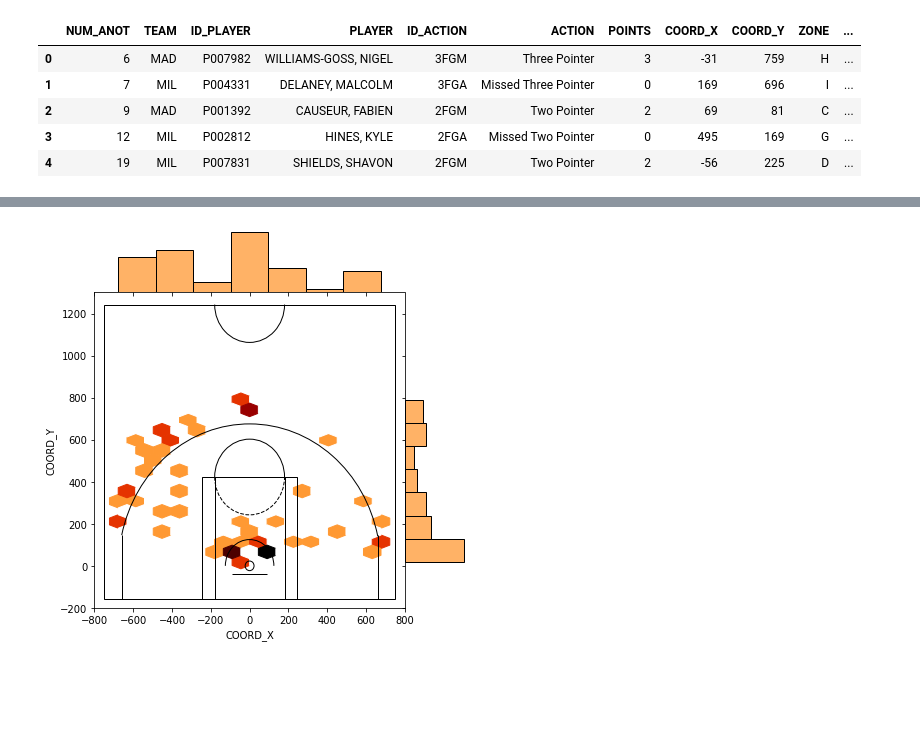
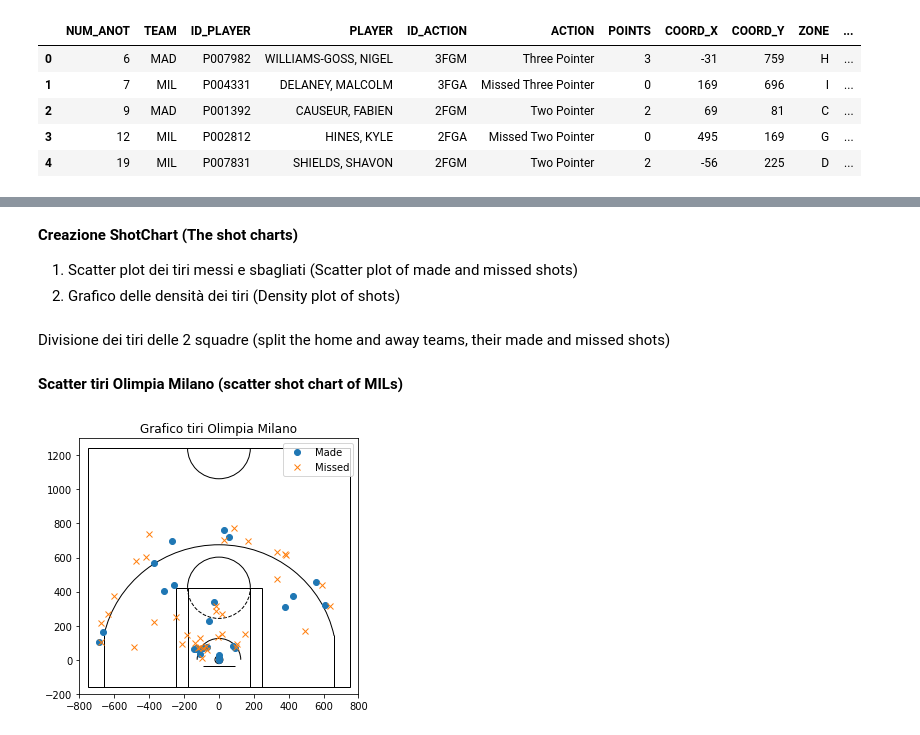
Before and after one commit to MarioAlfio/ShotChart_MILvsRMAD, a Jupyter notebook: shotchart.ipynb, the cells around one changed output, grey strips where cells are left out. Drawn from its saved outputs; the diff is of its cells as text; code cells hidden in the pictures; blank space fills up the shorter version.

```diff
--- a/shotchart.ipynb
+++ b/shotchart.ipynb
@@ -106,17 +106,18 @@ def draw_court(ax=None, color='black', lw=1, outer_lines=True):
         ax.add_patch(element)
 
     return ax
+# %% [markdown]
+**Creazione ShotChart (The shot charts)**
+
+1. Scatter plot dei tiri messi e sbagliati (Scatter plot of made and missed shots)
+1. Grafico delle densità dei tiri (Density plot of shots)
 # %%
-#The shot charts
 
 import matplotlib.pyplot as plt
 import seaborn as sns
 
 
 def plot_scatter(made, miss, title=None):
-    """
-    Scatter plot of made and missed shots
-    """
     plt.figure(figsize=(5, 4.7))
     draw_court()
     plt.plot(made['COORD_X'], made['COORD_Y'], 'o', label='Made')
@@ -131,16 +132,11 @@ def plot_scatter(made, miss, title=None):
 
 
 def joint_plot(df, kind='hex', title=None):
-    """
-    Density plot of shots as joint distributions of x and y coordinates
-    """
     cmap = plt.cm.gist_heat_r
     joint_shot_chart = sns.jointplot(x=df['COORD_X'], y=df['COORD_Y'],
                                      kind='hex', space=0, color=cmap(.2),
                                      cmap=cmap, joint_kws={"gridsize": 15})
 
-    # A joint plot has 3 Axes, the first one called ax_joint
-    # is the one we want to draw our court onto
     ax = joint_shot_chart.ax_joint
     draw_court(ax)
     plt.xlim([-800, 800])
@@ -148,11 +144,12 @@ def joint_plot(df, kind='hex', title=None):
     plt.title(title)
     plt.show()
     return
+# %% [markdown]
+Divisione dei tiri delle 2 squadre (split the home and away teams, their made and missed shots)
 # %%
-shots_df['TEAM'] = shots_df['TEAM'].str.strip()  # team id contains trailing white space
-shots_df['ID_PLAYER'] = shots_df['ID_PLAYER'].str.strip()  # player id contains trailing white space
+shots_df['TEAM'] = shots_df['TEAM'].str.strip()
+shots_df['ID_PLAYER'] = shots_df['ID_PLAYER'].str.strip()
 
-# split the home and away teams, their made and missed shots
 home_df = shots_df[shots_df['TEAM'] == 'MIL']
 fg_made_home_df = home_df[home_df['ID_ACTION'].isin(['2FGM', '3FGM'])]
 fg_miss_home_df = home_df[home_df['ID_ACTION'].isin(['2FGA', '3FGA'])]
@@ -160,19 +157,10 @@ fg_miss_home_df = home_df[home_df['ID_ACTION'].isin(['2FGA', '3FGA'])]
 away_df = shots_df[shots_df['TEAM'] == 'MAD']
 fg_made_away_df = away_df[away_df['ID_ACTION'].isin(['2FGM', '3FGM'])]
 fg_miss_away_df = away_df[away_df['ID_ACTION'].isin(['2FGA', '3FGA'])]
-
-# scatter shot chart of MILs
-#plot_scatter(fg_made_home_df, fg_miss_home_df, title='MIL')
-
-# scatter shot chart of MAD
-#plot_scatter(fg_made_away_df, fg_miss_away_df, title='MAD')
-
-# density plot of all MIL's shots (made and missed) , axis=0
-#fg_home_shots = pd.concat((fg_made_home_df, fg_miss_home_df))
-#joint_plot(fg_home_shots, title='MILs Attemped Shots (made and missed)')
-
-
-fg_away_shots = pd.concat((fg_made_away_df, fg_miss_away_df), axis=0)
-joint_plot(fg_away_shots, title='MADs Attemped Shots (made and missed)')
-# %% [output]
-[figure, removed]
+# %% [markdown]
+**Scatter tiri Olimpia Milano (scatter shot chart of MILs)**
+# %%
+
+plot_scatter(fg_made_home_df, fg_miss_home_df, title='Grafico tiri Olimpia Milano')
+# %% [output]
+[figure, added]
```
Also changed, not shown: parts of 8 cells of this notebook.
